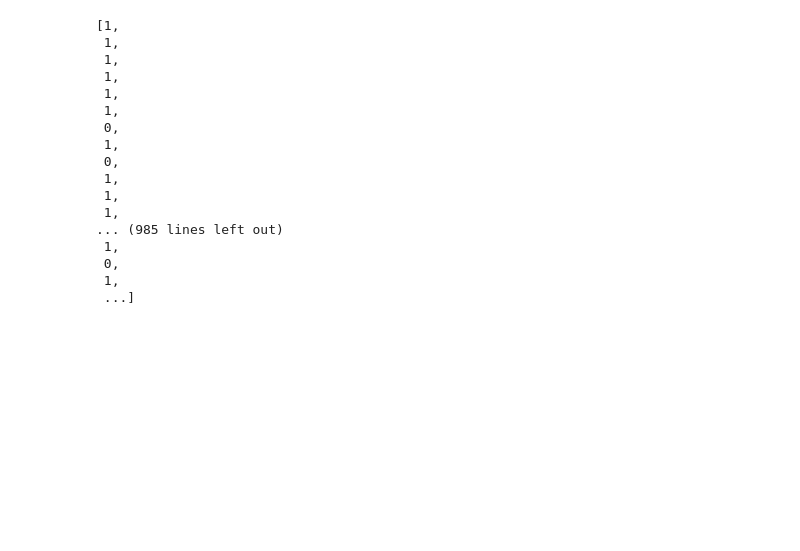
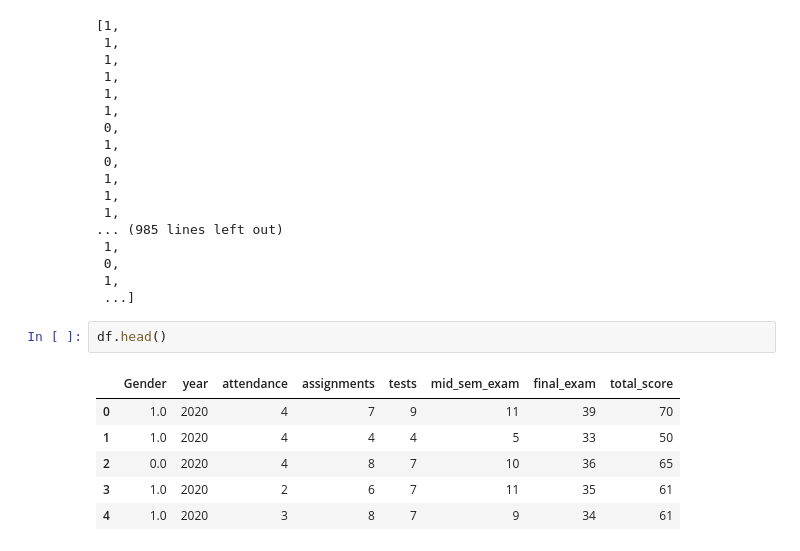
Before and after one commit to osoisi/Basics-of-MI, a Jupyter notebook: Student Performance INSY107/Student Performance INSY107.ipynb, the cells around one changed output. Drawn from its saved outputs; the diff is of its cells as text; blank space fills up the shorter version.

```diff
--- a/Student Performance INSY107/Student Performance INSY107.ipynb
+++ b/Student Performance INSY107/Student Performance INSY107.ipynb
@@ -87,3 +88,12 @@ sns.heatmap(dfcorr)
  0,
  1,
  ...]
+# %%
+df.head()
+# %% [output]
+|  | Gender | year | attendance | assignments | tests | mid_sem_exam | final_exam | total_score |
+| 0 | 1.0 | 2020 | 4 | 7 | 9 | 11 | 39 | 70 |
+| 1 | 1.0 | 2020 | 4 | 4 | 4 | 5 | 33 | 50 |
+| 2 | 0.0 | 2020 | 4 | 8 | 7 | 10 | 36 | 65 |
+| 3 | 1.0 | 2020 | 2 | 6 | 7 | 11 | 35 | 61 |
+| 4 | 1.0 | 2020 | 3 | 8 | 7 | 9 | 34 | 61 |
```
Also changed, not shown: parts of 3 cells of this notebook.
